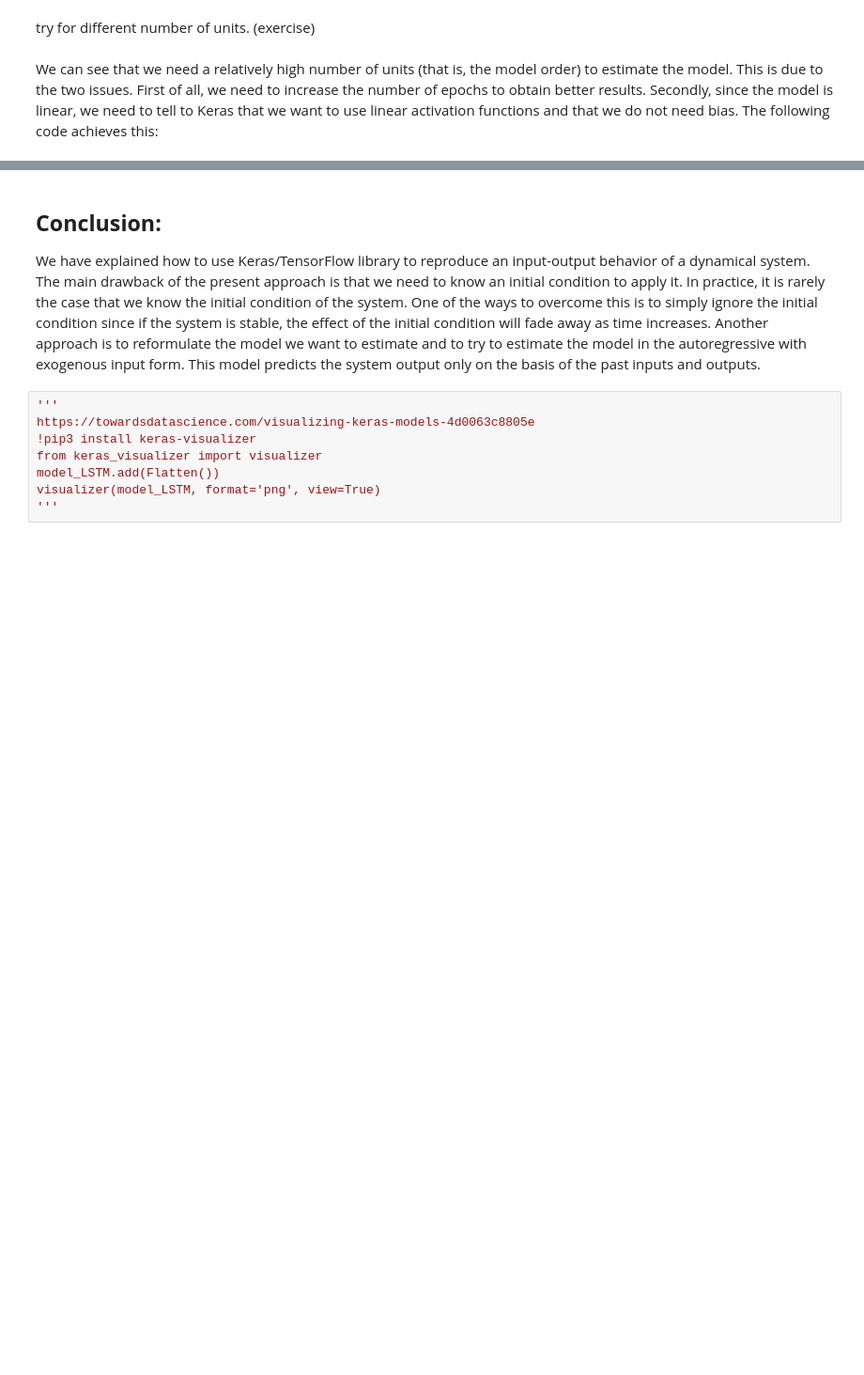
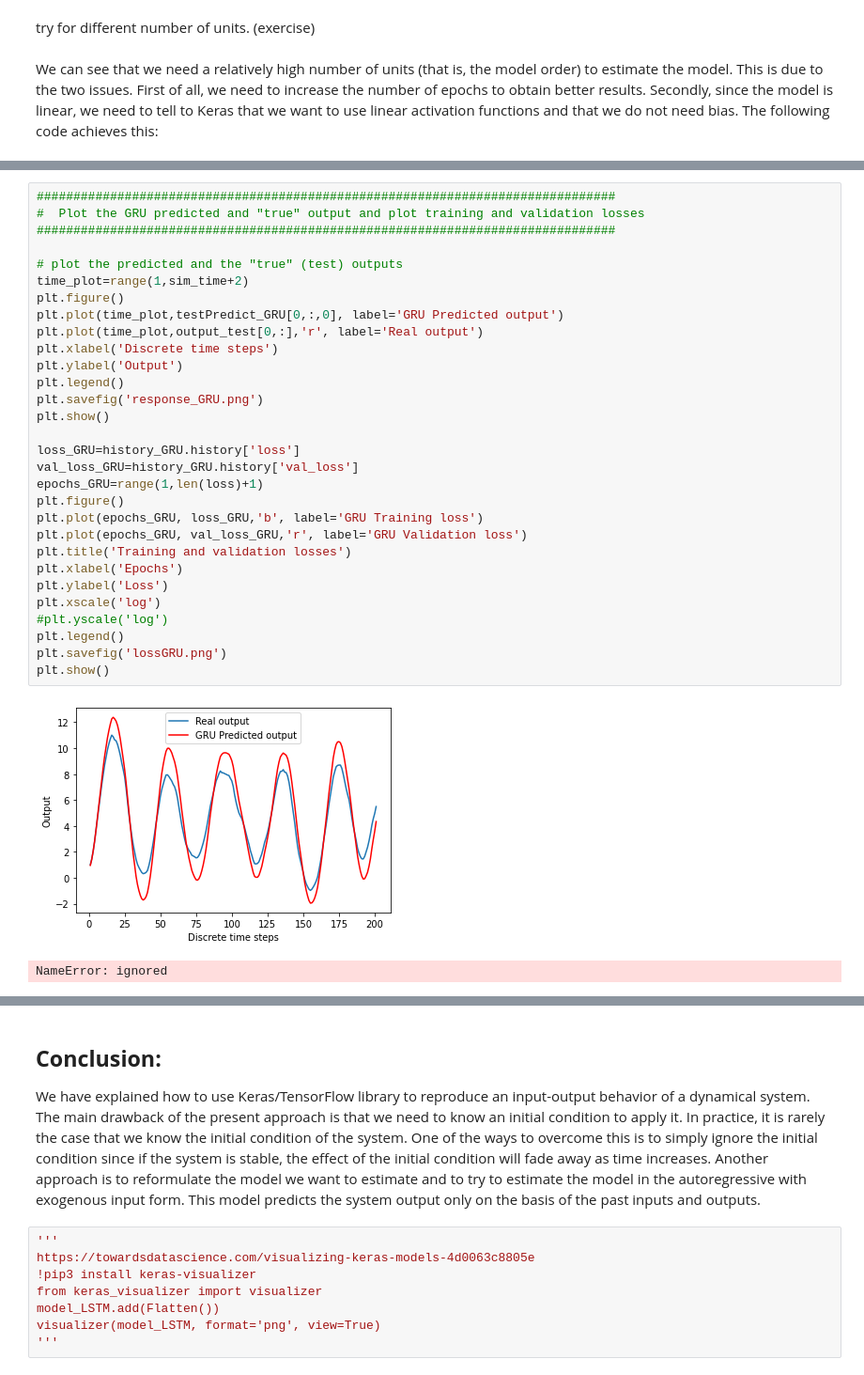
Before and after one commit to puneet-panwar/All_about_LSTMs, a Jupyter notebook: System_identification_by_Aleksandar_Haber_copy.ipynb, the cells around one changed output, grey strips where cells are left out. Shown at 94% size. Drawn from its saved outputs; the diff is of its cells as text; blank space fills up the shorter version.

```diff
--- a/System_identification_by_Aleksandar_Haber_copy.ipynb
+++ b/System_identification_by_Aleksandar_Haber_copy.ipynb
@@ -461,0 +523,33 @@ plt.show()
+# %%
+###############################################################################
+#  Plot the GRU predicted and "true" output and plot training and validation losses
+###############################################################################
+
+# plot the predicted and the "true" (test) outputs
+time_plot=range(1,sim_time+2)
+plt.figure()
+plt.plot(time_plot,testPredict_GRU[0,:,0], label='GRU Predicted output')
+plt.plot(time_plot,output_test[0,:],'r', label='Real output')
+plt.xlabel('Discrete time steps')
+plt.ylabel('Output')
+plt.legend()
+plt.savefig('response_GRU.png')
+plt.show()
+
+loss_GRU=history_GRU.history['loss']
+val_loss_GRU=history_GRU.history['val_loss']
+epochs_GRU=range(1,len(loss)+1)
+plt.figure()
+plt.plot(epochs_GRU, loss_GRU,'b', label='GRU Training loss')
+plt.plot(epochs_GRU, val_loss_GRU,'r', label='GRU Validation loss')
+plt.title('Training and validation losses')
+plt.xlabel('Epochs')
+plt.ylabel('Loss')
+plt.xscale('log')
+#plt.yscale('log')
+plt.legend()
+plt.savefig('lossGRU.png')
+plt.show()
+# %% [output]
+[figure, added]
+NameError: ignored
```
Also changed, not shown: parts of 11 cells of this notebook.
